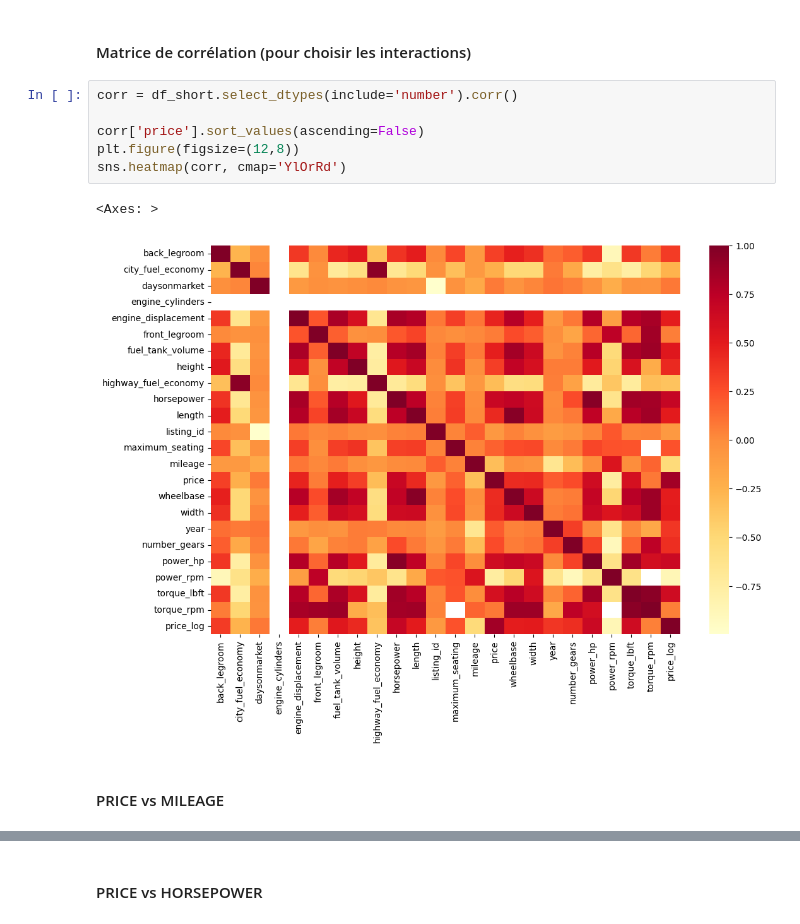
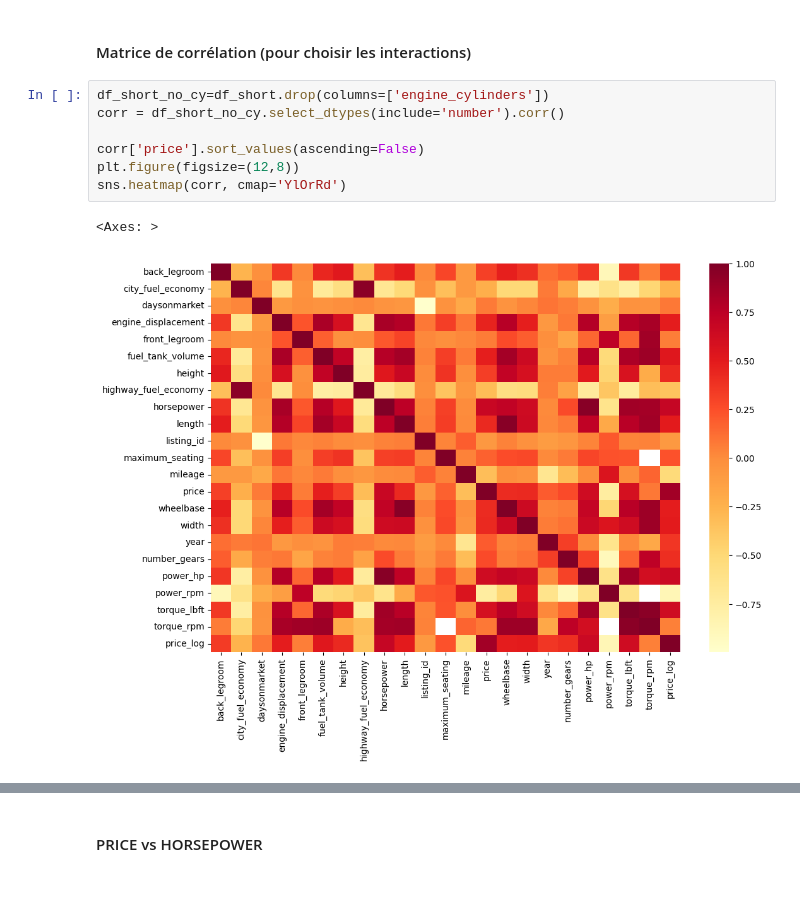
Before and after one commit to raoufRahmani/EDA-and-preprocessing-Homework, a Jupyter notebook: cars2.ipynb, the cells around one changed output, grey strips where cells are left out. Drawn from its saved outputs; the diff is of its cells as text; blank space fills up the shorter version.

```diff
--- a/cars2.ipynb
+++ b/cars2.ipynb
@@ -662,13 +633,12 @@ plt.show()
 # %% [markdown]
 #### Matrice de corrélation (pour choisir les interactions)
 # %%
-corr = df_short.select_dtypes(include='number').corr()
+df_short_no_cy=df_short.drop(columns=['engine_cylinders'])
+corr = df_short_no_cy.select_dtypes(include='number').corr()
 
 corr['price'].sort_values(ascending=False)
 plt.figure(figsize=(12,8))
 sns.heatmap(corr, cmap='YlOrRd')
 # %% [output]
 <Axes: >
-[figure, old version]
+[figure, new version]
-# %% [markdown]
-#### PRICE vs MILEAGE
```
Also changed, not shown: parts of 12 cells of this notebook.
